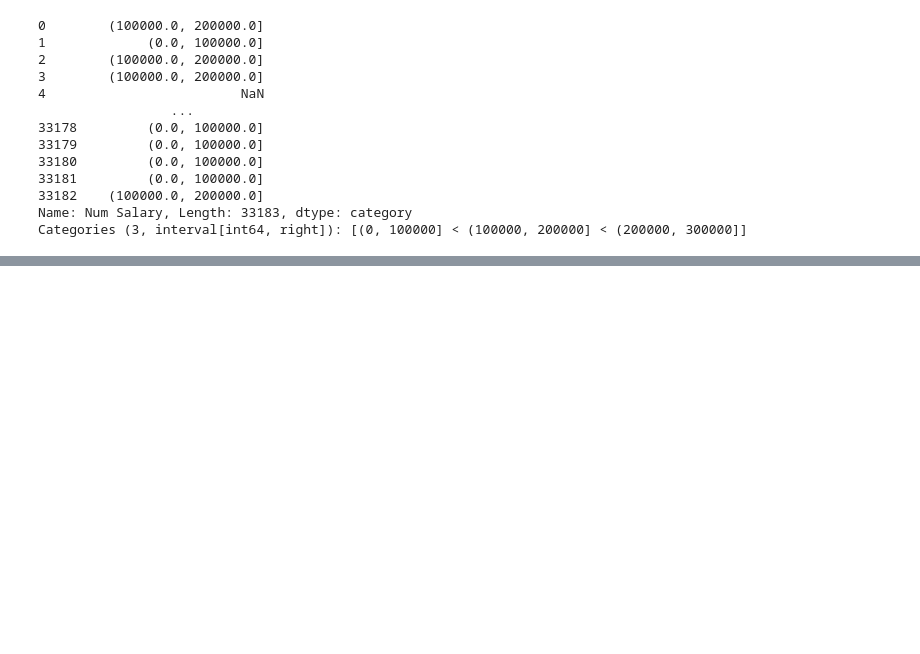
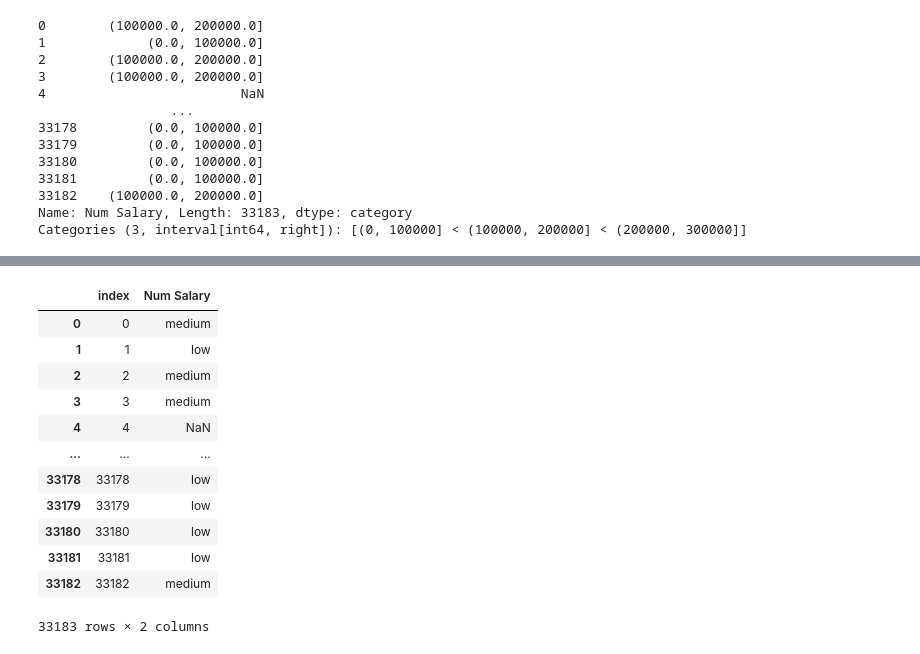
Before and after one commit to tmonk/dspp, a Jupyter notebook: Class 7/class7a.ipynb, the cells around one changed output, grey strips where cells are left out. Saved outputs shown, nothing was run; the diff lists cells and outputs as text; code cells hidden in the pictures; blank space fills up the shorter version.

```diff
--- a/Class 7/class7a.ipynb
+++ b/Class 7/class7a.ipynb
@@ -308,0 +319,3 @@ Categories (3, object): ['low' < 'medium' < 'high']
+# %%
+cuts = pd.cut(df['Num Salary'], [0, 100000, 200000, 300000], labels=['low', 'medium', 'high']) # Or with labels as well!
+display(cuts)
@@ -308,0 +353,16 @@ Categories (3, object): ['low' < 'medium' < 'high']
+# %%
+cuts.reset_index()
+# %% [output]
+|  | index | Num Salary |
+| 0 | 0 | medium |
+| 1 | 1 | low |
+| 2 | 2 | medium |
+| 3 | 3 | medium |
+| 4 | 4 | NaN |
+| ... | ... | ... |
+| 33178 | 33178 | low |
+| 33179 | 33179 | low |
+| 33180 | 33180 | low |
+| 33181 | 33181 | low |
+| 33182 | 33182 | medium |
+33183 rows × 2 columns
```
Also changed, not shown: parts of 9 cells of this notebook, 3 other files.
